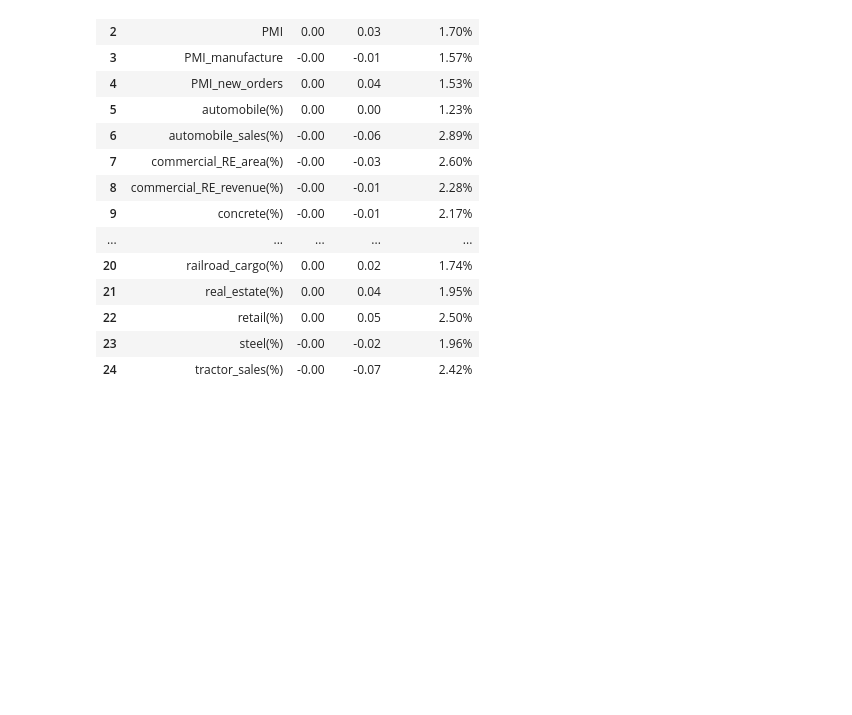
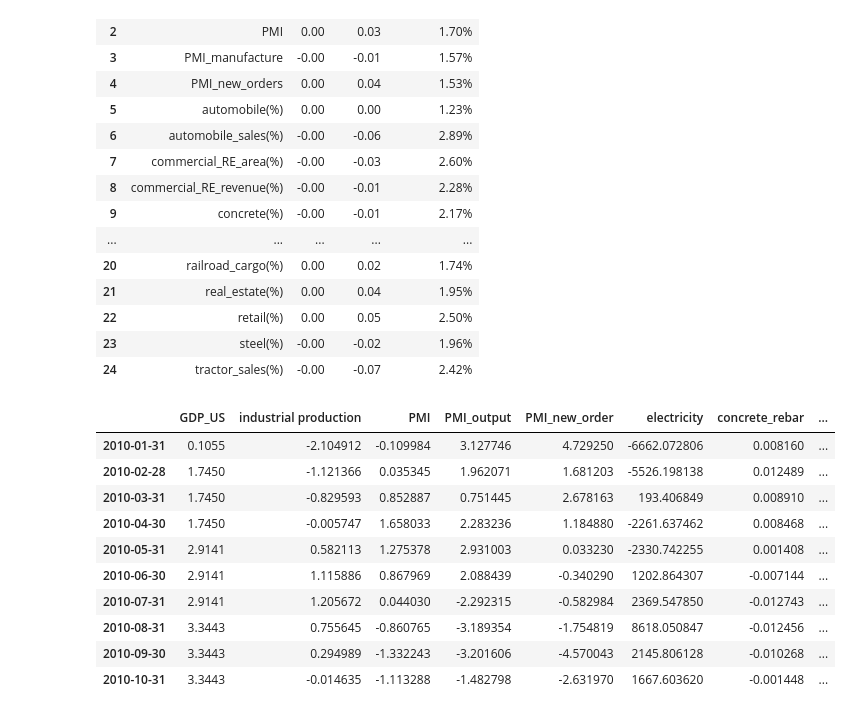
Before and after one commit to miaxiaozl/forex-project, a Jupyter notebook: notebooks/01_data_collection.ipynb, the cells around one changed output. Drawn from its saved outputs; the diff is of its cells as text; code cells hidden in the pictures; blank space fills up the shorter version.

Commit message:
growth factor components selected

```diff
--- a/notebooks/01_data_collection.ipynb
+++ b/notebooks/01_data_collection.ipynb
@@ -235,3 +229,47 @@ china_growth_ctrb
 | 22 | retail(%) | 0.00 | 0.05 | 2.50% |
 | 23 | steel(%) | -0.00 | -0.02 | 1.96% |
 | 24 | tractor_sales(%) | -0.00 | -0.07 | 2.42% |
+# %%
+us_growth_inds = {
+        # production method
+        # general macro indicators
+        'GDP_US': 'G1112986',
+        'industrial production': 'G1109285',
+        'PMI': 'G0002323',
+        'PMI_output': 'G0008346',
+        'PMI_new_order': 'G0008345',
+        # by industry
+        'electricity': 'G1130815',
+        'concrete_rebar': 'D5715886',
+        'crude_steel': 'S5709965',
+        'automobile': 'G1121656',
+        # investment
+        'real_estate_loans': 'T7212500',
+        # consumption
+        'new_house_sales': 'G0003650',
+        'auto_sales': 'G1121638',
+        'food_and_retail_sales': 'G1113053',
+        'import_export': 'G1113168',
+        'export': 'G1113166',
+        'import': 'G1100355'
+}
+us_nonyoy_cols = ['PMI', 'PMI_output', 'PMI_new_order', 'electricity', 'concrete_rebar', 'automobile', 'real_estate_loans', 'new_house_sales', 'auto_sales']
+# %%
+df_us_growth = extract_inds(us_growth_inds)
+df_us_growth = lag_data(df_us_growth)  # lag data by 1 period
+df_us_growth = to_yoy(df_us_growth, us_nonyoy_cols)
+df_us_growth = df_us_growth.bfill().interpolate(method="linear")  # interpolate missing values
+df_us_growth = apply_stl(df_us_growth, df_us_growth.columns[1:], seasonal=13)
+df_us_growth.head(10)
+# %% [output]
+|  | GDP_US | industrial production | PMI | PMI_output | PMI_new_order | electricity | concrete_rebar | ... |
+| 2010-01-31 | 0.1055 | -2.104912 | -0.109984 | 3.127746 | 4.729250 | -6662.072806 | 0.008160 | ... |
+| 2010-02-28 | 1.7450 | -1.121366 | 0.035345 | 1.962071 | 1.681203 | -5526.198138 | 0.012489 | ... |
+| 2010-03-31 | 1.7450 | -0.829593 | 0.852887 | 0.751445 | 2.678163 | 193.406849 | 0.008910 | ... |
+| 2010-04-30 | 1.7450 | -0.005747 | 1.658033 | 2.283236 | 1.184880 | -2261.637462 | 0.008468 | ... |
+| 2010-05-31 | 2.9141 | 0.582113 | 1.275378 | 2.931003 | 0.033230 | -2330.742255 | 0.001408 | ... |
+| 2010-06-30 | 2.9141 | 1.115886 | 0.867969 | 2.088439 | -0.340290 | 1202.864307 | -0.007144 | ... |
+| 2010-07-31 | 2.9141 | 1.205672 | 0.044030 | -2.292315 | -0.582984 | 2369.547850 | -0.012743 | ... |
+| 2010-08-31 | 3.3443 | 0.755645 | -0.860765 | -3.189354 | -1.754819 | 8618.050847 | -0.012456 | ... |
+| 2010-09-30 | 3.3443 | 0.294989 | -1.332243 | -3.201606 | -4.570043 | 2145.806128 | -0.010268 | ... |
+| 2010-10-31 | 3.3443 | -0.014635 | -1.113288 | -1.482798 | -2.631970 | 1667.603620 | -0.001448 | ... |
```
Also changed, not shown: parts of 5 cells of this notebook.
